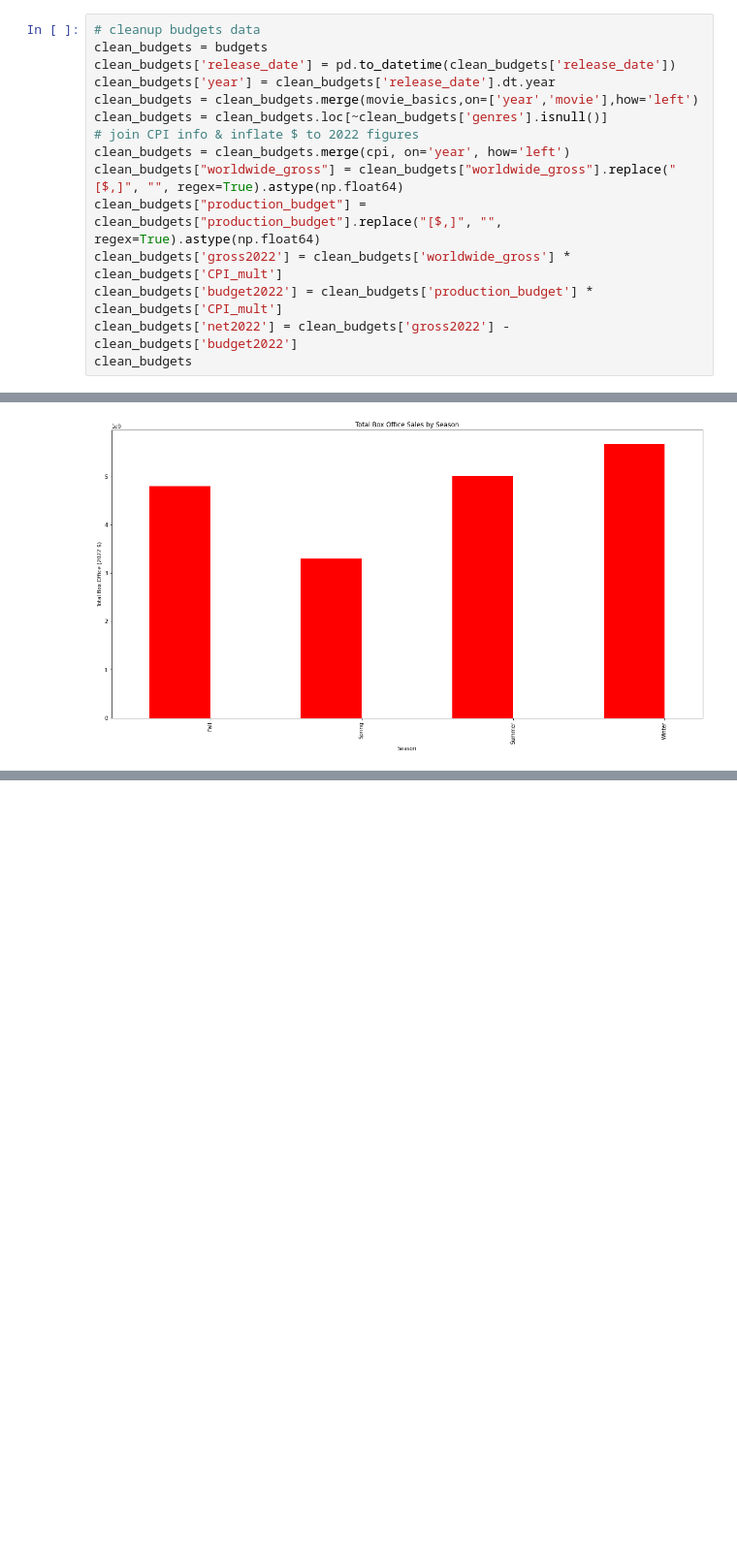
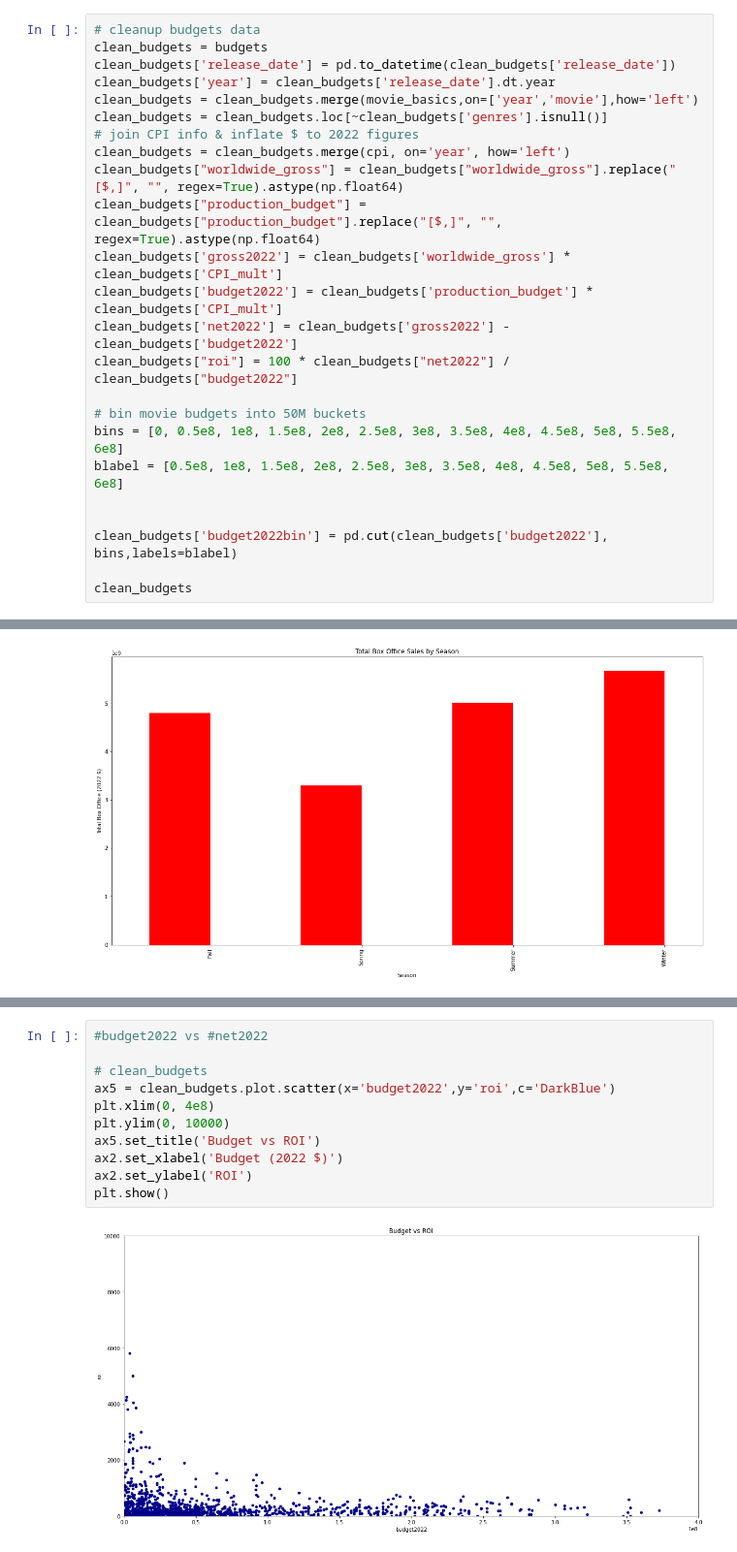
Before and after one commit to steve-gomes/dsc-phase-1-project-v2-4, a Jupyter notebook: student.ipynb, the cells around one changed output, grey strips where cells are left out. Shown: that part at 97% size. Drawn from its saved outputs; the diff is of its cells as text; blank space fills up the shorter version.

```diff
--- a/student.ipynb
+++ b/student.ipynb
@@ -115,6 +199,15 @@ clean_budgets["production_budget"] = clean_budgets["production_budget"].replace(
 clean_budgets['gross2022'] = clean_budgets['worldwide_gross'] * clean_budgets['CPI_mult']
 clean_budgets['budget2022'] = clean_budgets['production_budget'] * clean_budgets['CPI_mult']
 clean_budgets['net2022'] = clean_budgets['gross2022'] - clean_budgets['budget2022']
+clean_budgets["roi"] = 100 * clean_budgets["net2022"] / clean_budgets["budget2022"]
+
+# bin movie budgets into 50M buckets
+bins = [0, 0.5e8, 1e8, 1.5e8, 2e8, 2.5e8, 3e8, 3.5e8, 4e8, 4.5e8, 5e8, 5.5e8, 6e8]
+blabel = [0.5e8, 1e8, 1.5e8, 2e8, 2.5e8, 3e8, 3.5e8, 4e8, 4.5e8, 5e8, 5.5e8, 6e8]
+
+
+clean_budgets['budget2022bin'] = pd.cut(clean_budgets['budget2022'], bins,labels=blabel)
+
 clean_budgets
 # %% [output]
 |  | id | release_date | movie | production_budget | domestic_gross | worldwide_gross | year | genres | ... |
@@ -229,0 +363,13 @@ plt.show()
+# %%
+#budget2022 vs #net2022
+
+# clean_budgets
+ax5 = clean_budgets.plot.scatter(x='budget2022',y='roi',c='DarkBlue')
+plt.xlim(0, 4e8)
+plt.ylim(0, 10000)
+ax5.set_title('Budget vs ROI')
+ax2.set_xlabel('Budget (2022 $)')
+ax2.set_ylabel('ROI')
+plt.show()
+# %% [output]
+[figure, added]
```
Also changed, not shown: parts of 21 cells of this notebook.
